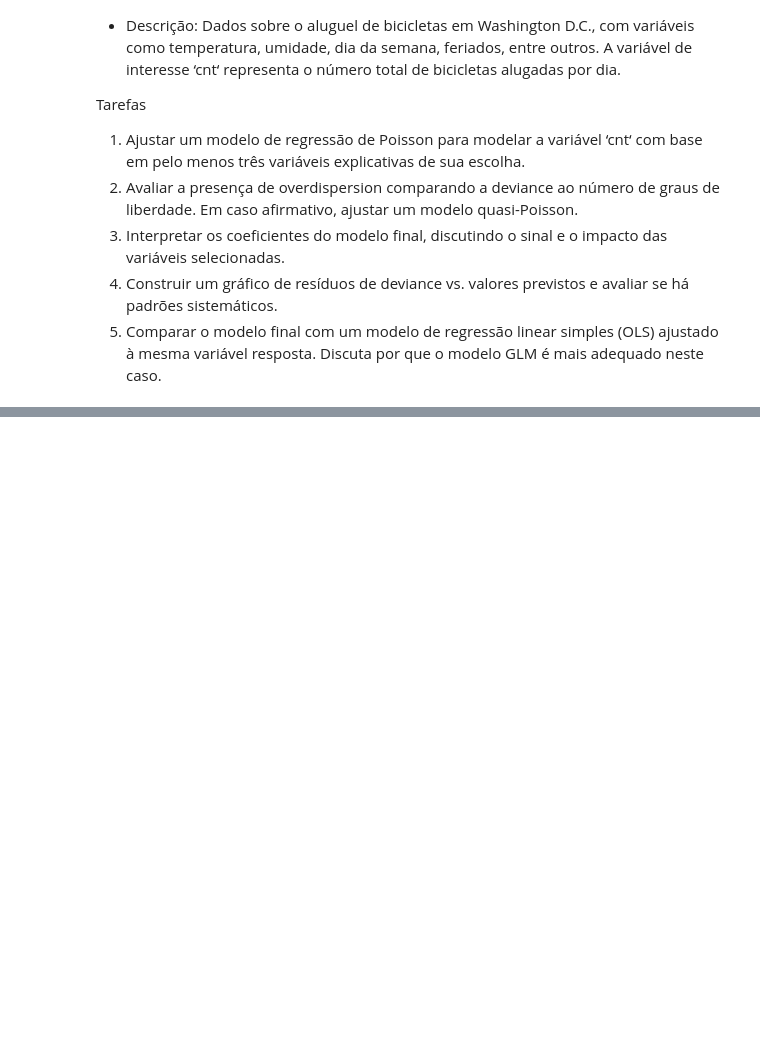
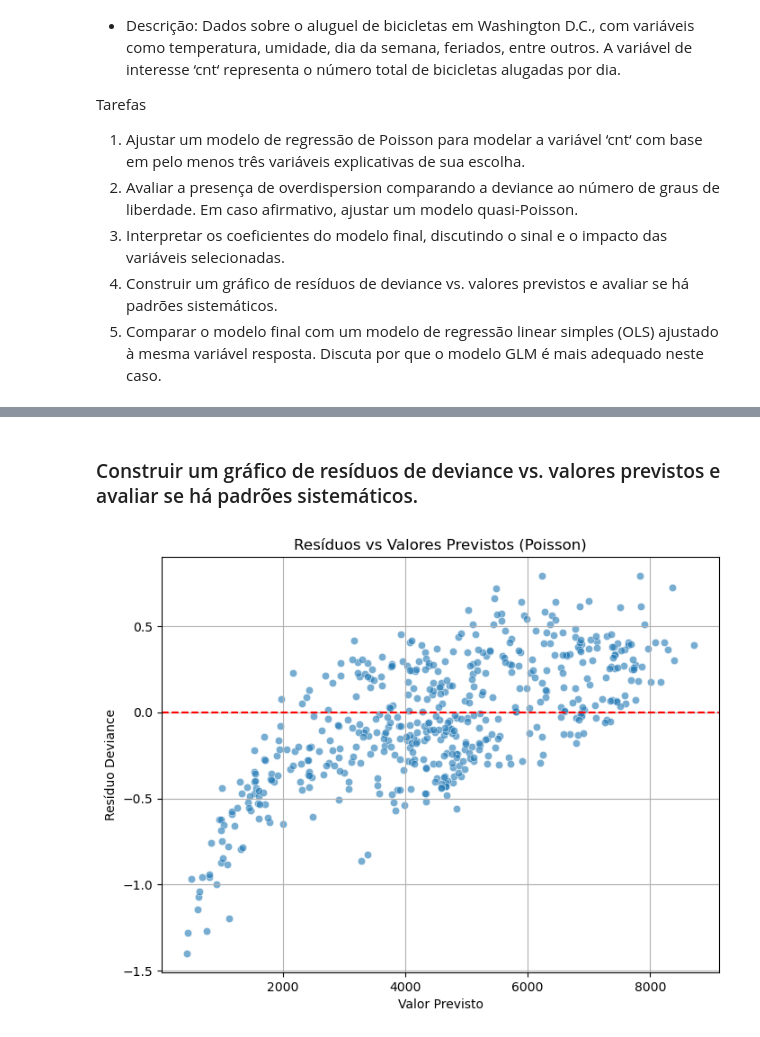
Before and after one commit to paraizovinicius/Inferencia_Estatistica, a Jupyter notebook: Trabalho_4/T4.ipynb, the cells around one changed output, grey strips where cells are left out. Cells and saved outputs as stored; diff of their text form; code cells hidden in the pictures; blank space fills up the shorter version.

```diff
--- a/Trabalho_4/T4.ipynb
+++ b/Trabalho_4/T4.ipynb
@@ -321,0 +460,13 @@ adequado neste caso.
+# %%
+import statsmodels.api as sm
+
+
+# Como notamos um grau elevado de overdispersion dos dados preditos, vamos ajustar um modelo quasi-poisson
+quasi_model = sm.GLM(y_train, X_train_sm, family=sm.families.NegativeBinomial()).fit()
+print(quasi_model.summary())
+
+# O Poisson supõe que a média e a variância são iguais.
+
+# NegativeBinomial flexibiliza a suposição de Poisson:
+# Ele permite que a variância seja maior que a média,
+# sendo uma boa escolha quando há overdispersion
@@ -321,0 +552,19 @@ adequado neste caso.
+# %% [markdown]
+### Construir um gráfico de resíduos de deviance vs. valores previstos e avaliar se há padrões sistemáticos.
+# %%
+import matplotlib.pyplot as plt
+import seaborn as sns
+
+# Resíduos deviance
+residuos = quasi_model.resid_deviance
+
+plt.figure(figsize=(8, 6))
+sns.scatterplot(x=y_train, y=residuos, alpha=0.6)
+plt.axhline(0, linestyle="--", color="red")
+plt.xlabel("Valor Previsto")
+plt.ylabel("Resíduo Deviance")
+plt.title("Resíduos vs Valores Previstos (Poisson)")
+plt.grid(True)
+plt.show()
+# %% [output]
+[figure, added]
```
Also changed, not shown: parts of 66 cells of this notebook.
